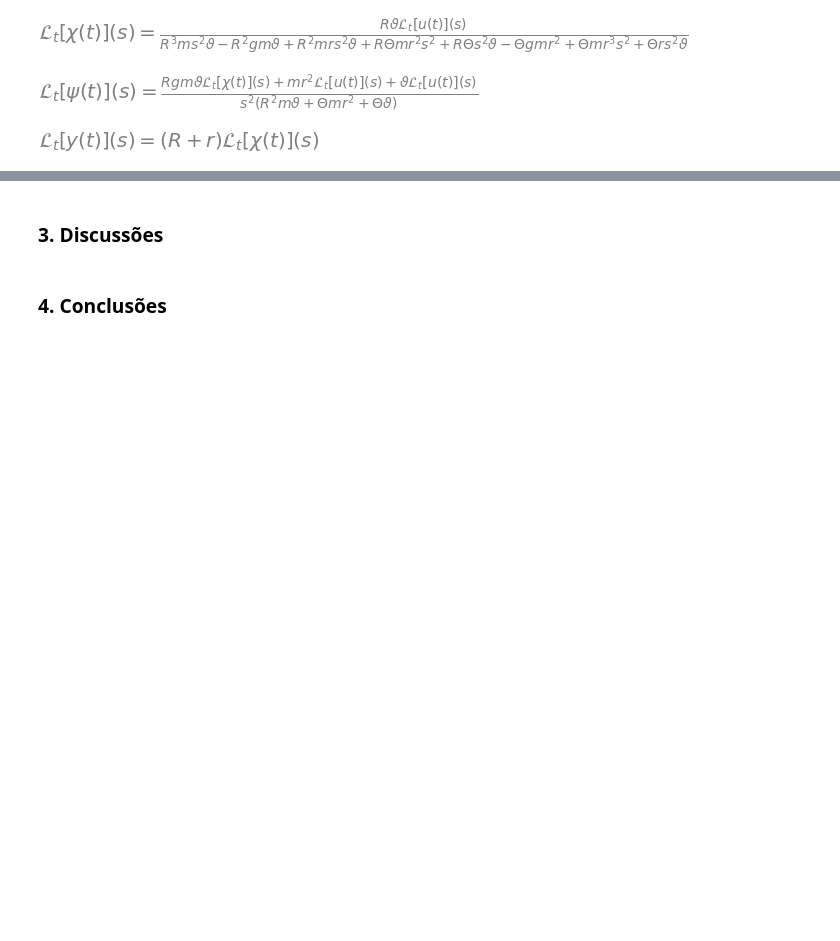
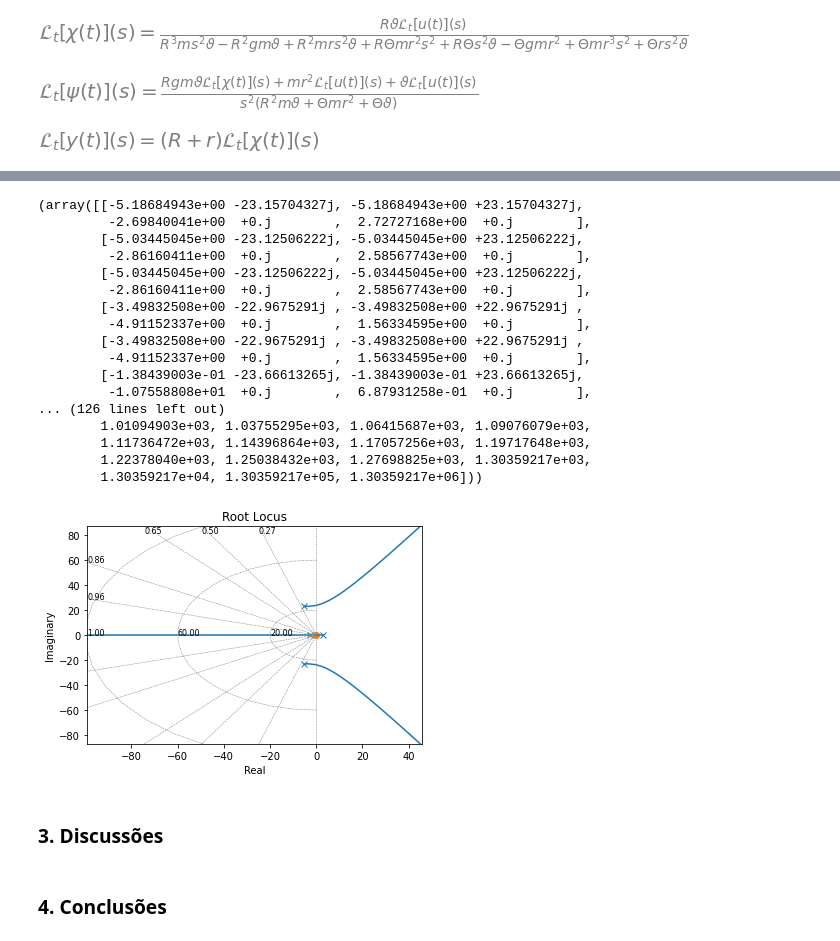
Before and after one commit to Maionepy/Controle_Projeto_Final, a Jupyter notebook: Trabalho_Final.ipynb, the cells around one changed output, grey strips where cells are left out. Saved outputs shown, nothing was run; the diff lists cells and outputs as text; code cells hidden in the pictures; blank space fills up the shorter version.

```diff
--- a/Trabalho_Final.ipynb
+++ b/Trabalho_Final.ipynb
@@ -151,3 +201,47 @@ eq_y_s
+# %%
+
+
+s = co.tf("s")
+
+Theta = 0.028 # kg.m^2
+R = 0.16 # m
+m = 0.048 # kg
+vartheta = 2.54*10e-5 #kg.m^2
+r = 0.0296 #m
+K_t = 0.1604 # N.m/A
+K_v = 0.1186 # V.s/rad
+R_m = 12 # ohm
+L_m = 1.16 # mH
+g = 9.8 # m/s^2
+
+n = 1000 #????????????????????????????????????????????????????????????????
+
+Gp = (K_t*R*n*s*vartheta*(R + r)/(K_t*K_v*n*(R*m*r**2*s**2 + R*s**2*vartheta - g*m*r**2 +
+    m*r**3*s**2 + r*s**2*vartheta) + s*(L_m*s + R_m)*(R**3*m*s**2*vartheta - R**2*g*m*vartheta +
+    R**2*m*r*s**2*vartheta + R*Theta*m*r**2*s**2 + R*Theta*s**2*vartheta - Theta*g*m*r**2 +
+    Theta*m*r**3*s**2 + Theta*r*s**2*vartheta))
+)
+
+co.rlocus(Gp)
+# %% [output]
+(array([[-5.18684943e+00 -23.15704327j, -5.18684943e+00 +23.15704327j,
+         -2.69840041e+00  +0.j        ,  2.72727168e+00  +0.j        ],
+        [-5.03445045e+00 -23.12506222j, -5.03445045e+00 +23.12506222j,
+         -2.86160411e+00  +0.j        ,  2.58567743e+00  +0.j        ],
+        [-5.03445045e+00 -23.12506222j, -5.03445045e+00 +23.12506222j,
+         -2.86160411e+00  +0.j        ,  2.58567743e+00  +0.j        ],
+        [-3.49832508e+00 -22.9675291j , -3.49832508e+00 +22.9675291j ,
+         -4.91152337e+00  +0.j        ,  1.56334595e+00  +0.j        ],
+        [-3.49832508e+00 -22.9675291j , -3.49832508e+00 +22.9675291j ,
+         -4.91152337e+00  +0.j        ,  1.56334595e+00  +0.j        ],
+        [-1.38439003e-01 -23.66613265j, -1.38439003e-01 +23.66613265j,
+         -1.07558808e+01  +0.j        ,  6.87931258e-01  +0.j        ],
+... (126 lines left out)
+        1.01094903e+03, 1.03755295e+03, 1.06415687e+03, 1.09076079e+03,
+        1.11736472e+03, 1.14396864e+03, 1.17057256e+03, 1.19717648e+03,
+        1.22378040e+03, 1.25038432e+03, 1.27698825e+03, 1.30359217e+03,
+        1.30359217e+04, 1.30359217e+05, 1.30359217e+06]))
+[figure, added]
 # %% [markdown]
 ### 3. Discussões
 # %% [markdown]
```
Also changed, not shown: parts of 15 cells of this notebook, 3 other files.
